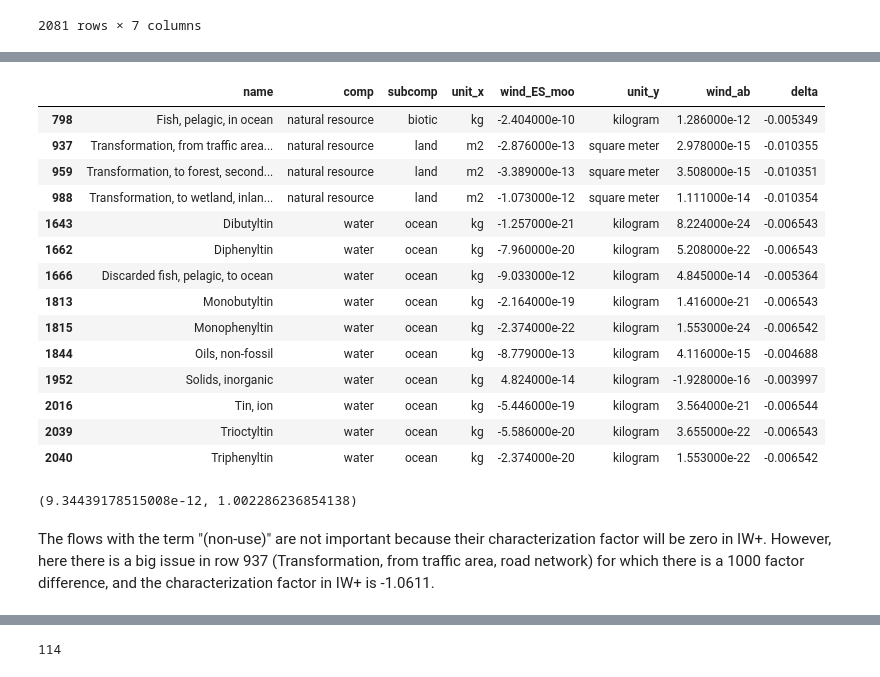
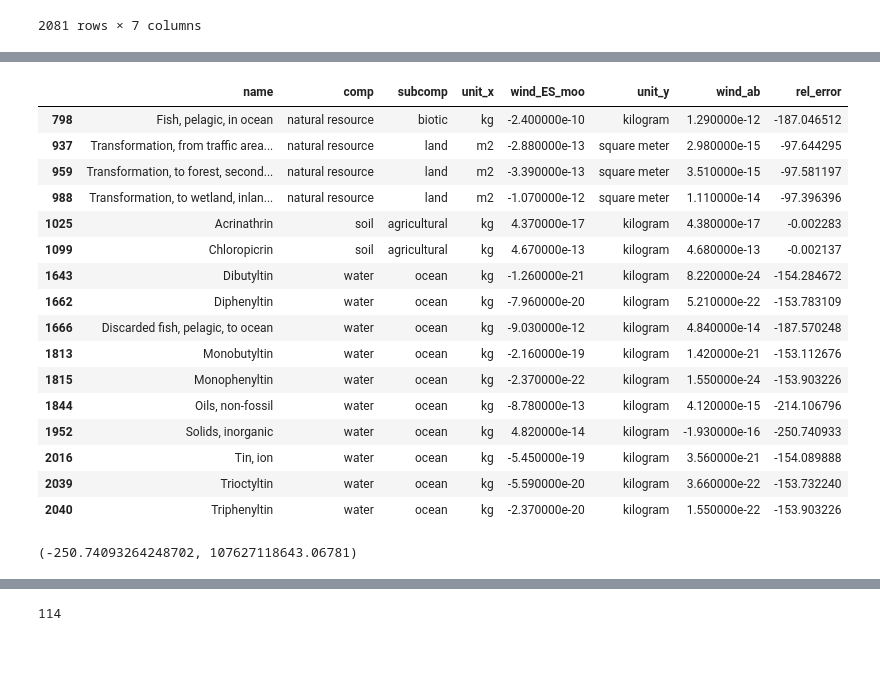
Before and after one commit to matthieu-str/ES_MOO_validation, a Jupyter notebook: test_basics.ipynb, the cells around one changed output, grey strips where cells are left out. Saved outputs shown, nothing was run; the diff lists cells and outputs as text; code cells hidden in the pictures.

```diff
--- a/test_basics.ipynb
+++ b/test_basics.ipynb
@@ -237,10 +241,10 @@ Em_wind.index.rename("uuid", inplace=True)
 Em_wind = Em_wind.loc[~(Em_wind==0).all(axis=1)]
 #display(Em_wind)
 # %%
-Em_wind_full = pd.merge(left=df_eco_str, right=Em_wind, left_index=True, right_index=True)
-Em_wind_full.drop(labels='id', inplace=True, axis=1)
-Em_wind_full.rename(columns={wind_id:"wind_ES_moo"}, inplace=True)
-display(Em_wind_full)
+Em_wind = pd.merge(left=df_eco_str, right=Em_wind, left_index=True, right_index=True)
+Em_wind.drop(labels='id', inplace=True, axis=1)
+Em_wind.rename(columns={wind_id:"wind_ES_moo"}, inplace=True)
+display(Em_wind)
 # %% [output]
 |  | name | comp | subcomp | unit | wind_ES_moo |
 | uuid |  |  |  |  |  |
@@ -287,7 +291,7 @@ display(wind_ab_inventory)
 | 1966 | Beta-cyfluthrin | kilogram | 6.685211e-08 | air | non-urban air or from high stacks |
 1967 rows × 5 columns
 # %%
-Em_wind_full = pd.merge(left=Em_wind_full, right=wind_ab_inventory, on=["name", "comp", "subcomp"], how="outer")
+Em_wind_full = pd.merge(left=Em_wind, right=wind_ab_inventory, on=["name", "comp", "subcomp"], how="outer")
 # %%
 display(Em_wind_full)
 # %% [output]
@@ -311,7 +315,7 @@ Em_wind_full.wind_ES_moo = Em_wind_full.wind_ES_moo.apply(lambda x: float(f'%.{n
 # %%
 Em_wind_full_differences = Em_wind_full[Em_wind_full.wind_ES_moo != Em_wind_full.wind_ab]
 # %%
-Em_wind_full_differences["delta"] = Em_wind_full_differences.wind_ab / Em_wind_full_differences.wind_ES_moo
+Em_wind_full_differences["rel_error"] = (Em_wind_full_differences.wind_ES_moo - Em_wind_full_differences.wind_ab) / Em_wind_full_differences.wind_ab
 # %% [output]
 A value is trying to be set on a copy of a slice from a DataFrame.
 Try using .loc[row_indexer,col_indexer] = value instead
@@ -350,24 +371,24 @@ Em_wind_full_differences[Em_wind_full_differences.name.str.contains("Transformat
 # %%
-Em_wind_full_differences[Em_wind_full_differences.delta <= 0]
+Em_wind_full_differences[Em_wind_full_differences.rel_error <= 0]
 # %% [output]
-|  | name | comp | subcomp | unit_x | wind_ES_moo | unit_y | wind_ab | delta |
-| 798 | Fish, pelagic, in ocean | natural resource | biotic | kg | -2.404000e-10 | kilogram | 1.286000e-12 | -0.005349 |
-| 937 | Transformation, from traffic area... | natural resource | land | m2 | -2.876000e-13 | square meter | 2.978000e-15 | -0.010355 |
-| 959 | Transformation, to forest, second... | natural resource | land | m2 | -3.389000e-13 | square meter | 3.508000e-15 | -0.010351 |
-| 988 | Transformation, to wetland, inlan... | natural resource | land | m2 | -1.073000e-12 | square meter | 1.111000e-14 | -0.010354 |
-| 1643 | Dibutyltin | water | ocean | kg | -1.257000e-21 | kilogram | 8.224000e-24 | -0.006543 |
-| 1662 | Diphenyltin | water | ocean | kg | -7.960000e-20 | kilogram | 5.208000e-22 | -0.006543 |
-| 1666 | Discarded fish, pelagic, to ocean | water | ocean | kg | -9.033000e-12 | kilogram | 4.845000e-14 | -0.005364 |
-| 1813 | Monobutyltin | water | ocean | kg | -2.164000e-19 | kilogram | 1.416000e-21 | -0.006543 |
-| 1815 | Monophenyltin | water | ocean | kg | -2.374000e-22 | kilogram | 1.553000e-24 | -0.006542 |
-| 1844 | Oils, non-fossil | water | ocean | kg | -8.779000e-13 | kilogram | 4.116000e-15 | -0.004688 |
-| 1952 | Solids, inorganic | water | ocean | kg | 4.824000e-14 | kilogram | -1.928000e-16 | -0.003997 |
-| 2016 | Tin, ion | water | ocean | kg | -5.446000e-19 | kilogram | 3.564000e-21 | -0.006544 |
-| 2039 | Trioctyltin | water | ocean | kg | -5.586000e-20 | kilogram | 3.655000e-22 | -0.006543 |
-| 2040 | Triphenyltin | water | ocean | kg | -2.374000e-20 | kilogram | 1.553000e-22 | -0.006542 |
+|  | name | comp | subcomp | unit_x | wind_ES_moo | unit_y | wind_ab | rel_error |
+| 798 | Fish, pelagic, in ocean | natural resource | biotic | kg | -2.400000e-10 | kilogram | 1.290000e-12 | -187.046512 |
+| 937 | Transformation, from traffic area... | natural resource | land | m2 | -2.880000e-13 | square meter | 2.980000e-15 | -97.644295 |
+| 959 | Transformation, to forest, second... | natural resource | land | m2 | -3.390000e-13 | square meter | 3.510000e-15 | -97.581197 |
+| 988 | Transformation, to wetland, inlan... | natural resource | land | m2 | -1.070000e-12 | square meter | 1.110000e-14 | -97.396396 |
+| 1025 | Acrinathrin | soil | agricultural | kg | 4.370000e-17 | kilogram | 4.380000e-17 | -0.002283 |
+| 1099 | Chloropicrin | soil | agricultural | kg | 4.670000e-13 | kilogram | 4.680000e-13 | -0.002137 |
+| 1643 | Dibutyltin | water | ocean | kg | -1.260000e-21 | kilogram | 8.220000e-24 | -154.284672 |
+| 1662 | Diphenyltin | water | ocean | kg | -7.960000e-20 | kilogram | 5.210000e-22 | -153.783109 |
+| 1666 | Discarded fish, pelagic, to ocean | water | ocean | kg | -9.030000e-12 | kilogram | 4.840000e-14 | -187.570248 |
+| 1813 | Monobutyltin | water | ocean | kg | -2.160000e-19 | kilogram | 1.420000e-21 | -153.112676 |
+| 1815 | Monophenyltin | water | ocean | kg | -2.370000e-22 | kilogram | 1.550000e-24 | -153.903226 |
+| 1844 | Oils, non-fossil | water | ocean | kg | -8.780000e-13 | kilogram | 4.120000e-15 | -214.106796 |
+| 1952 | Solids, inorganic | water | ocean | kg | 4.820000e-14 | kilogram | -1.930000e-16 | -250.740933 |
+| 2016 | Tin, ion | water | ocean | kg | -5.450000e-19 | kilogram | 3.560000e-21 | -154.089888 |
+| 2039 | Trioctyltin | water | ocean | kg | -5.590000e-20 | kilogram | 3.660000e-22 | -153.732240 |
+| 2040 | Triphenyltin | water | ocean | kg | -2.370000e-20 | kilogram | 1.550000e-22 | -153.903226 |
 # %%
-Em_wind_full_differences.delta.abs().min(), Em_wind_full_differences.delta.max()
+Em_wind_full_differences.rel_error.min(), Em_wind_full_differences.rel_error.max()
 # %% [output]
-(9.34439178515008e-12, 1.002286236854138)
+(-250.74093264248702, 107627118643.06781)
-# %% [markdown]
-The flows with the term "(non-use)" are not important because their characterization factor will be zero in IW+. However, here there is a big issue in row 937 (Transformation, from traffic area, road network) for which there is a 1000 factor difference, and the characterization factor in IW+ is -1.0611.
```
Also changed, not shown: parts of 36 cells of this notebook.
